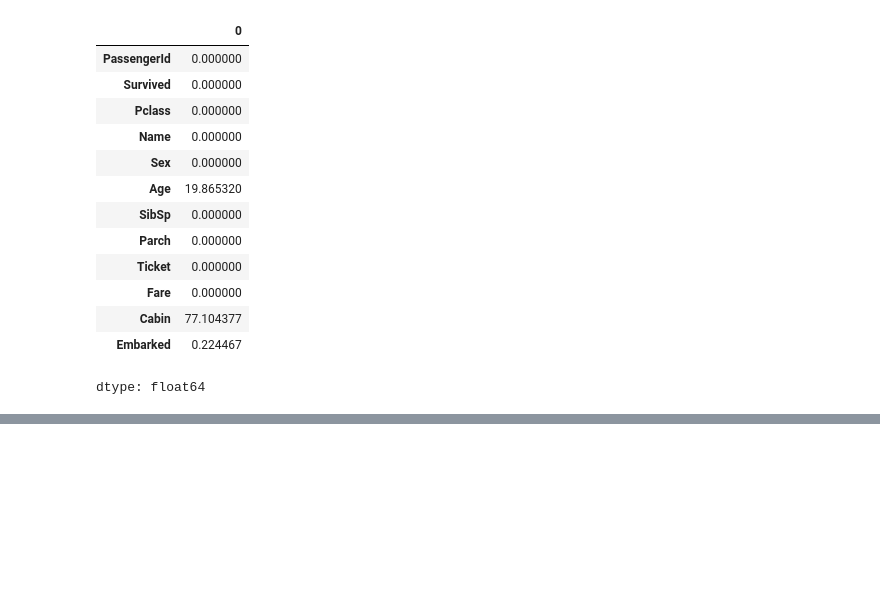
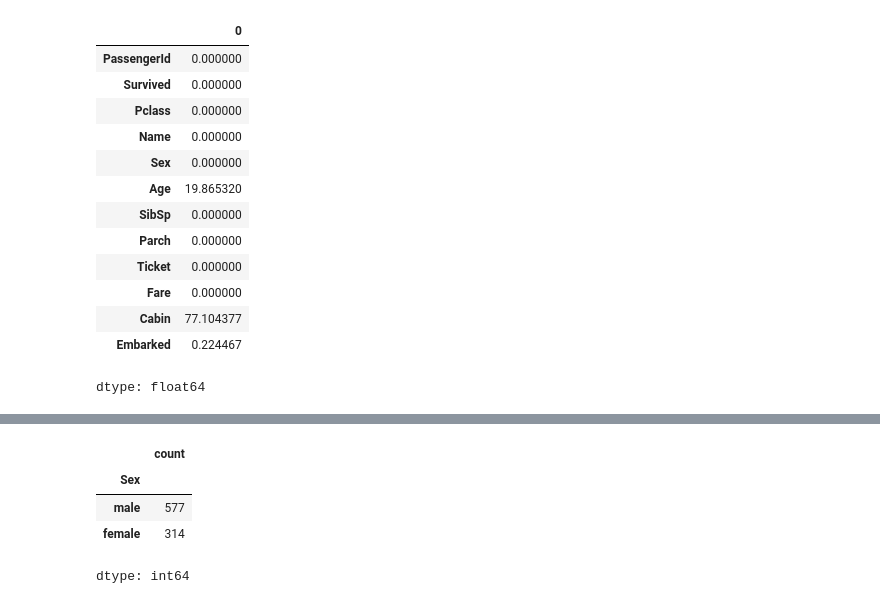
Before and after one commit to Rehanabbaxi/Machine_Learning_Practice, a Jupyter notebook: Chapetr_03_Classification_Practice.ipynb, the cells around one changed output, grey strips where cells are left out. Saved outputs shown, nothing was run; the diff lists cells and outputs as text; code cells hidden in the pictures; blank space fills up the shorter version.

```diff
--- a/Chapetr_03_Classification_Practice.ipynb
+++ b/Chapetr_03_Classification_Practice.ipynb
@@ -645,0 +659,8 @@ dtype: float64
+# %%
+train["Sex"].value_counts()
+# %% [output]
+|  | count |
+| Sex |  |
+| male | 577 |
+| female | 314 |
+dtype: int64
```
Also changed, not shown: parts of 16 cells of this notebook.
